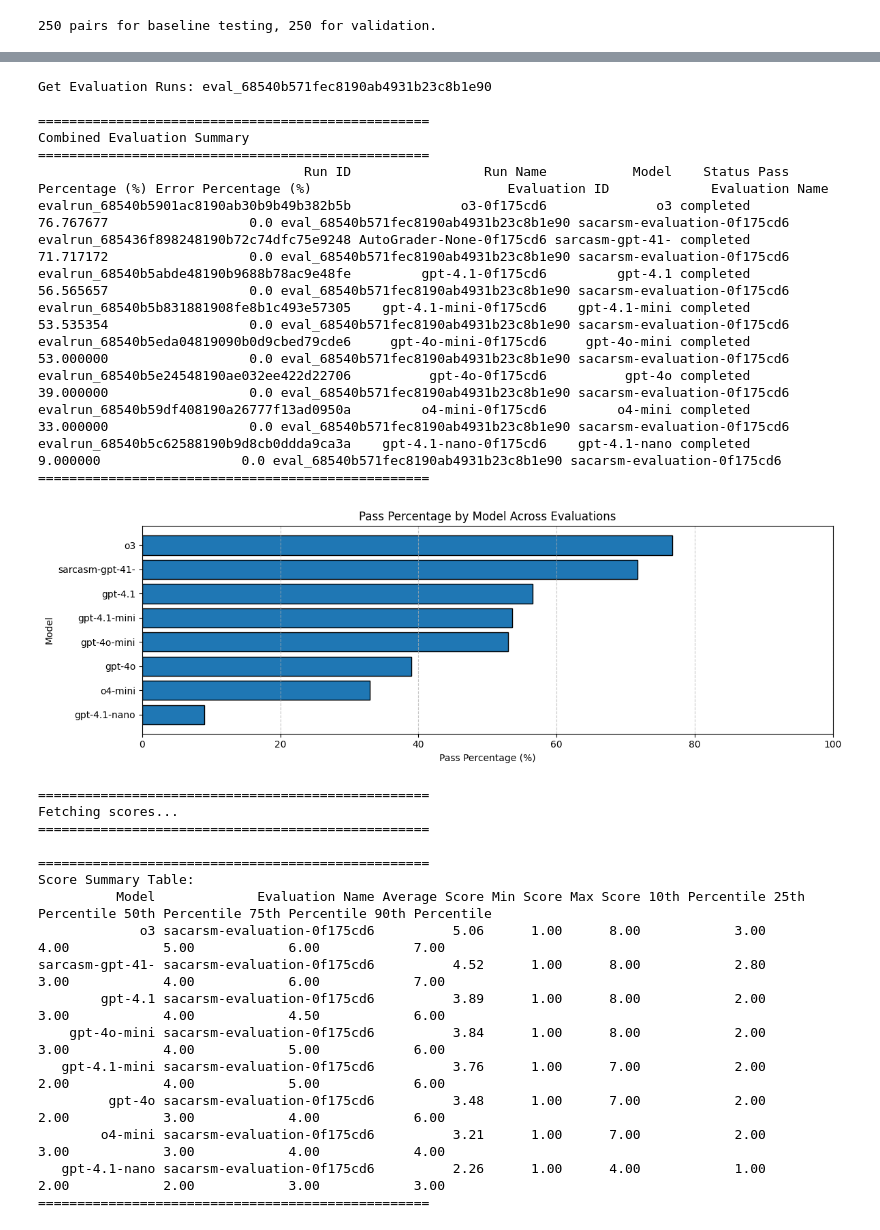
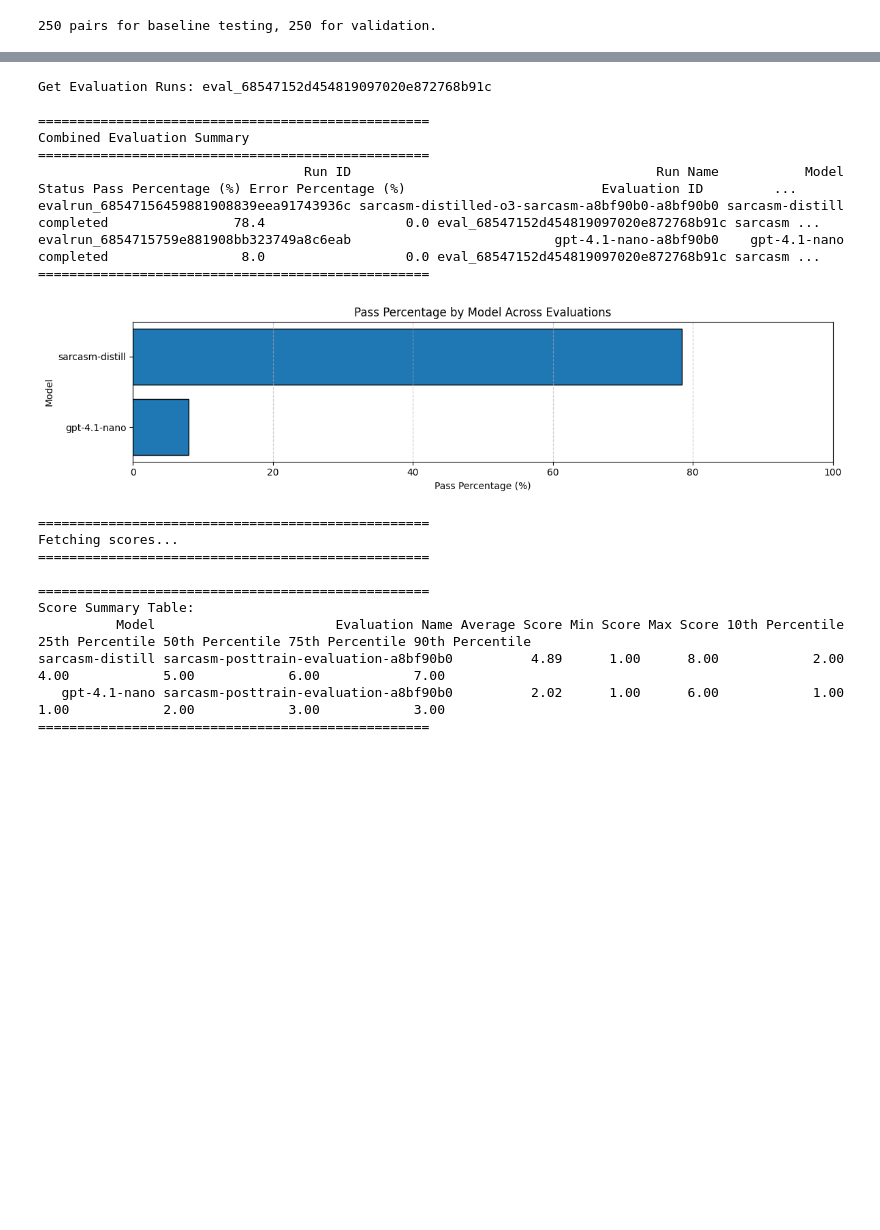
Before and after one commit to pasindupurnamal98/distilling-sarcasm, a Jupyter notebook: sarcasm.ipynb, the cells around one changed output, grey strips where cells are left out. Drawn from its saved outputs; the diff is of its cells as text; code cells hidden in the pictures; blank space fills up the shorter version.

```diff
--- a/sarcasm.ipynb
+++ b/sarcasm.ipynb
@@ -445,5 +483,9 @@ display_evaluation_summary(client, [eval.id], x_range=(0, 10))
 # %%
-# Let's grab our winning model and take their best responses (above or equal to CUTOFF)
+# We have a very clear top performer (o3) and a very clear bottom performer (4.1-nano).
+# Instead of blindly taking o3, let's look at the raw Run output data.
+
+# We'll find the model that generated the most "excellent" (>= 6.0) examples of sarcasm.
+CUTOFF = 6.0
 HIGH_SCORES = {
     "o3": [],
     "o4-mini": [],
@@ -453,11 +495,15 @@ HIGH_SCORES = {
     "gpt-4o": [],
     "gpt-4o-mini": [],
 }
-CUTOFF = 6.0
 
-# Let's find our responses that were Excellent (at or above CUTOFF)
-for run in runs:
-    for page in client.evals.runs.output_items.list(run.id, eval_id=eval.id).iter_pages():
+# Let's find our responses that were Excellent (at or above CUTOFF). We'll collect them
+# and pre-format them into chat completions format to save time later.
+#
+# This part is honestly a bit tricky...we're extracting the prompts and responses for the
+# model under test and *not* the prompts to the grader, so we have to do surgery. 🔪
+for run in baseline_runs:
+    pages = client.evals.runs.output_items.list(run.id, eval_id=baseline_eval.id).iter_pages()
+    for page in pages:
         for item in page.data:
             # We only used 1 grader. If you use multiple, you should look for which ones you want.
             if not item.results:
@@ -474,12 +520,13 @@ for run in runs:
                 ]
                 HIGH_SCORES[run.model].append({ "messages": messages })
 
-# Who's our best model?
+# Time to find the winner! Obviously, this is probably o3...
 winning_model = ""
 winning_cnt = 0
 for key in HIGH_SCORES.keys():
     if len(HIGH_SCORES[key]) > winning_cnt:
         winning_model = key
         winning_cnt = len(HIGH_SCORES[key])
+
 print(f"😜 Ok! Let's use {winning_model}. It had {winning_cnt} excellent responses.")
 # %% [output]
@@ -704 +701,15 @@ Provisioning finished!
+# %%
+# Now we'll upload our post-training validation dataset and prepare our final Evaluation.
+# We need to save the data to disk first, again for...reasons.
+filename = f"./sarcasm-posttraining-{UNIQUE_ENOUGH_KEY}.jsonl"
+
+with open(filename, "w") as f:
+    for row in qa_validation:
+        json.dump(row, f)
+        f.write("\n")
+
+posttraining_file = None
+with open(filename, "rb") as f:
+    posttraining_file = client.files.create(purpose="evals", file=f)
+    posttraining_file = client.files.wait_for_processing(posttraining_file.id)
 # %%
@@ -818,39 +802,24 @@ RunRetrieveResponse(id='evalrun_685436f898248190b72c74dfc75e9248', created_at=17
 # %%
-# Import the display_evaluation_summary function from the eval_utils script
-from scripts.eval_utils import display_evaluation_summary
-
-# Display the evaluation summary
-display_evaluation_summary(client, [eval.id])
+# Let's visualize our post-training evaluation. Fingers crossed!
+display_evaluation_summary(client, [posttraining_eval.id])
 # %% [output]
-Get Evaluation Runs: eval_68540b571fec8190ab4931b23c8b1e90
+Get Evaluation Runs: eval_68547152d454819097020e872768b91c
 
 ==================================================
 Combined Evaluation Summary
 ==================================================
-                                  Run ID                 Run Name           Model    Status Pass Percentage (%) Error Percentage (%)                         Evaluation ID             Evaluation Name
-evalrun_68540b5901ac8190ab30b9b49b382b5b              o3-0f175cd6              o3 completed           76.767677                  0.0 eval_68540b571fec8190ab4931b23c8b1e90 sacarsm-evaluation-0f175cd6
-evalrun_685436f898248190b72c74dfc75e9248 AutoGrader-None-0f175cd6 sarcasm-gpt-41- completed           71.717172                  0.0 eval_68540b571fec8190ab4931b23c8b1e90 sacarsm-evaluation-0f175cd6
-evalrun_68540b5abde48190b9688b78ac9e48fe         gpt-4.1-0f175cd6         gpt-4.1 completed           56.565657                  0.0 eval_68540b571fec8190ab4931b23c8b1e90 sacarsm-evaluation-0f175cd6
-evalrun_68540b5b831881908fe8b1c493e57305    gpt-4.1-mini-0f175cd6    gpt-4.1-mini completed           53.535354                  0.0 eval_68540b571fec8190ab4931b23c8b1e90 sacarsm-evaluation-0f175cd6
-evalrun_68540b5eda04819090b0d9cbed79cde6     gpt-4o-mini-0f175cd6     gpt-4o-mini completed           53.000000                  0.0 eval_68540b571fec8190ab4931b23c8b1e90 sacarsm-evaluation-0f175cd6
-evalrun_68540b5e24548190ae032ee422d22706          gpt-4o-0f175cd6          gpt-4o completed           39.000000                  0.0 eval_68540b571fec8190ab4931b23c8b1e90 sacarsm-evaluation-0f175cd6
-evalrun_68540b59df408190a26777f13ad0950a         o4-mini-0f175cd6         o4-mini completed           33.000000                  0.0 eval_68540b571fec8190ab4931b23c8b1e90 sacarsm-evaluation-0f175cd6
-evalrun_68540b5c62588190b9d8cb0ddda9ca3a    gpt-4.1-nano-0f175cd6    gpt-4.1-nano completed            9.000000                  0.0 eval_68540b571fec8190ab4931b23c8b1e90 sacarsm-evaluation-0f175cd6
+                                  Run ID                                       Run Name           Model    Status Pass Percentage (%) Error Percentage (%)                         Evaluation ID         ...
+evalrun_68547156459881908839eea91743936c sarcasm-distilled-o3-sarcasm-a8bf90b0-a8bf90b0 sarcasm-distill completed                78.4                  0.0 eval_68547152d454819097020e872768b91c sarcasm ...
+evalrun_6854715759e881908bb323749a8c6eab                          gpt-4.1-nano-a8bf90b0    gpt-4.1-nano completed                 8.0                  0.0 eval_68547152d454819097020e872768b91c sarcasm ...
 ==================================================
-[figure, old version]
+[figure, new version]
 ==================================================
 Fetching scores...
 ==================================================
 
 ==================================================
 Score Summary Table:
-          Model             Evaluation Name Average Score Min Score Max Score 10th Percentile 25th Percentile 50th Percentile 75th Percentile 90th Percentile
-             o3 sacarsm-evaluation-0f175cd6          5.06      1.00      8.00            3.00            4.00            5.00            6.00            7.00
-sarcasm-gpt-41- sacarsm-evaluation-0f175cd6          4.52      1.00      8.00            2.80            3.00            4.00            6.00            7.00
-        gpt-4.1 sacarsm-evaluation-0f175cd6          3.89      1.00      8.00            2.00            3.00            4.00            4.50            6.00
-    gpt-4o-mini sacarsm-evaluation-0f175cd6          3.84      1.00      8.00            2.00            3.00            4.00            5.00            6.00
-   gpt-4.1-mini sacarsm-evaluation-0f175cd6          3.76      1.00      7.00            2.00            2.00            4.00            5.00            6.00
-         gpt-4o sacarsm-evaluation-0f175cd6          3.48      1.00      7.00            2.00            2.00            3.00            4.00            6.00
-        o4-mini sacarsm-evaluation-0f175cd6          3.21      1.00      7.00            2.00            3.00            3.00            4.00            4.00
-   gpt-4.1-nano sacarsm-evaluation-0f175cd6          2.26      1.00      4.00            1.00            2.00            2.00            3.00            3.00
+          Model                       Evaluation Name Average Score Min Score Max Score 10th Percentile 25th Percentile 50th Percentile 75th Percentile 90th Percentile
+sarcasm-distill sarcasm-posttrain-evaluation-a8bf90b0          4.89      1.00      8.00            2.00            4.00            5.00            6.00            7.00
+   gpt-4.1-nano sarcasm-posttrain-evaluation-a8bf90b0          2.02      1.00      6.00            1.00            1.00            2.00            3.00            3.00
 ==================================================
```
Also changed, not shown: parts of 22 cells of this notebook, 4 other files.
